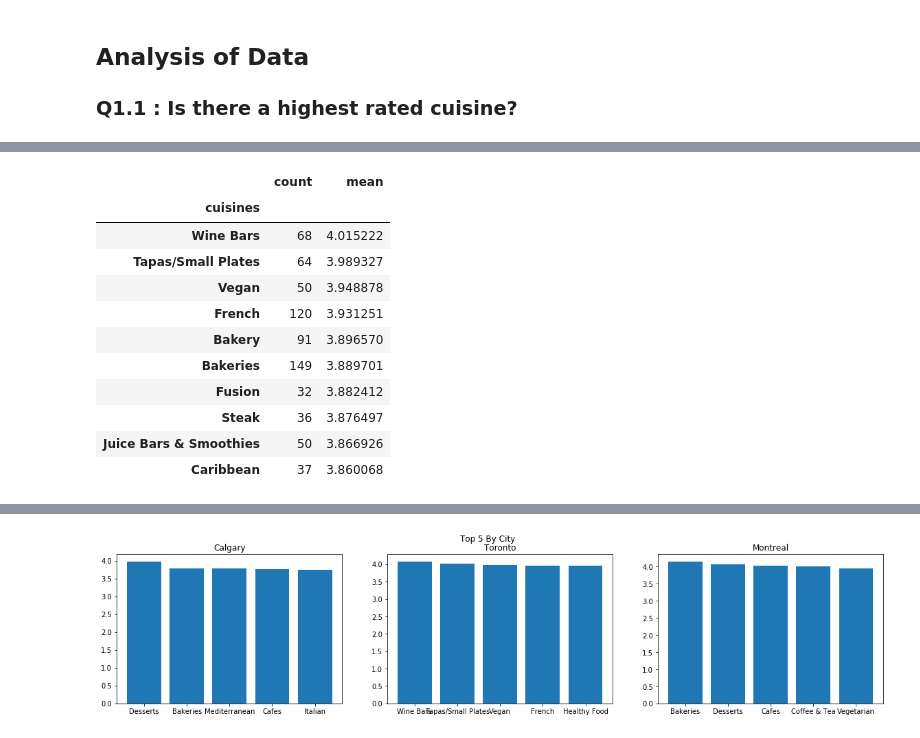
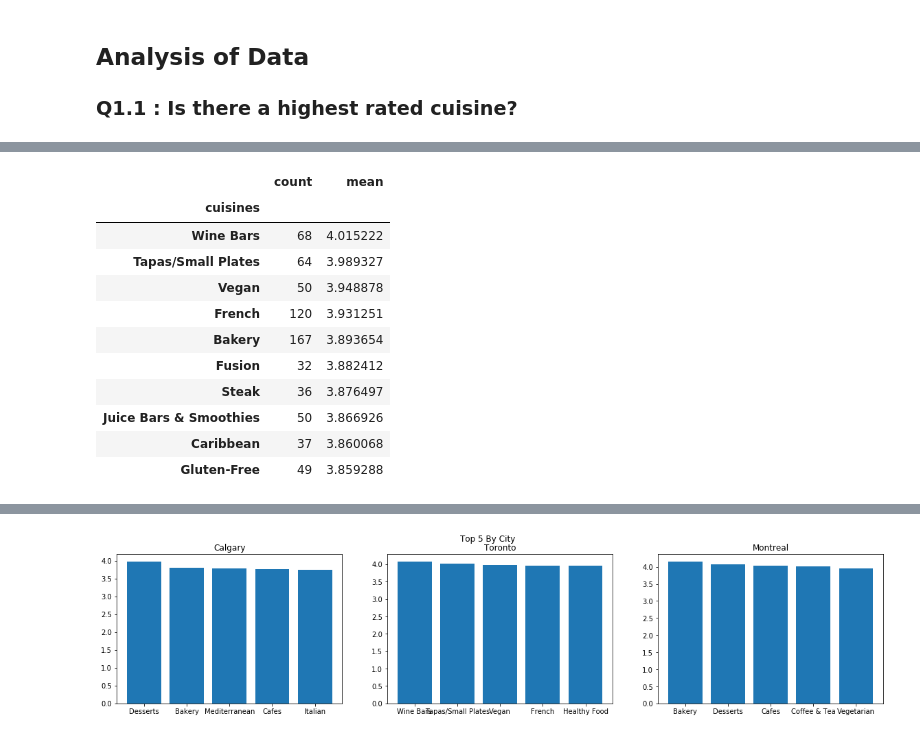
Before and after one commit to avneetgill/ensf544Project, a Jupyter notebook: Phase1.ipynb, the cells around one changed output, grey strips where cells are left out. Drawn from its saved outputs; the diff is of its cells as text; code cells hidden in the pictures.

```diff
--- a/Phase1.ipynb
+++ b/Phase1.ipynb
@@ -510,6 +510,7 @@ def remove_duplicates(x):
 def cuisine_exceptions(c):
     exceptions = {
         'Afghan':'Afghani',
+        'Bakeries':'Bakery',
         'Tapas':'Tapas/Small Plates',
         'Brasserie':'Brasseries',
         'Breakfast':'Breakfast & Brunch',
@@ -711,25 +717,26 @@ Name: cuisines, dtype: int64
 # %%
 # function to get the counts and means with counts > 24
 def cuisine_count_mean(df):
+    df = df.explode('cuisines')
     df = df.groupby('cuisines')['overall_rating'].aggregate(['count', np.mean])
     # only look at cusine types with counts above 24
     df = df[df['count'] >= 25]
     # look at top rated restaurants
     df = df.sort_values(by=['mean'], ascending=False)
     return df
-
-cuisine_stats_df = cuisine_count_mean(exp_cuisine_df)
+# Data accross all cities
+cuisine_stats_df = cuisine_count_mean(final_df)
 cuisine_stats_df.head(10)
 # %% [output]
 |  | count | mean |
 | cuisines |  |  |
 | Wine Bars | 68 | 4.015222 |
 | Tapas/Small Plates | 64 | 3.989327 |
 | Vegan | 50 | 3.948878 |
 | French | 120 | 3.931251 |
-| Bakery | 91 | 3.896570 |
-| Bakeries | 149 | 3.889701 |
+| Bakery | 167 | 3.893654 |
 | Fusion | 32 | 3.882412 |
 | Steak | 36 | 3.876497 |
 | Juice Bars & Smoothies | 50 | 3.866926 |
 | Caribbean | 37 | 3.860068 |
+| Gluten-Free | 49 | 3.859288 |
```
Also changed, not shown: parts of 33 cells of this notebook.
